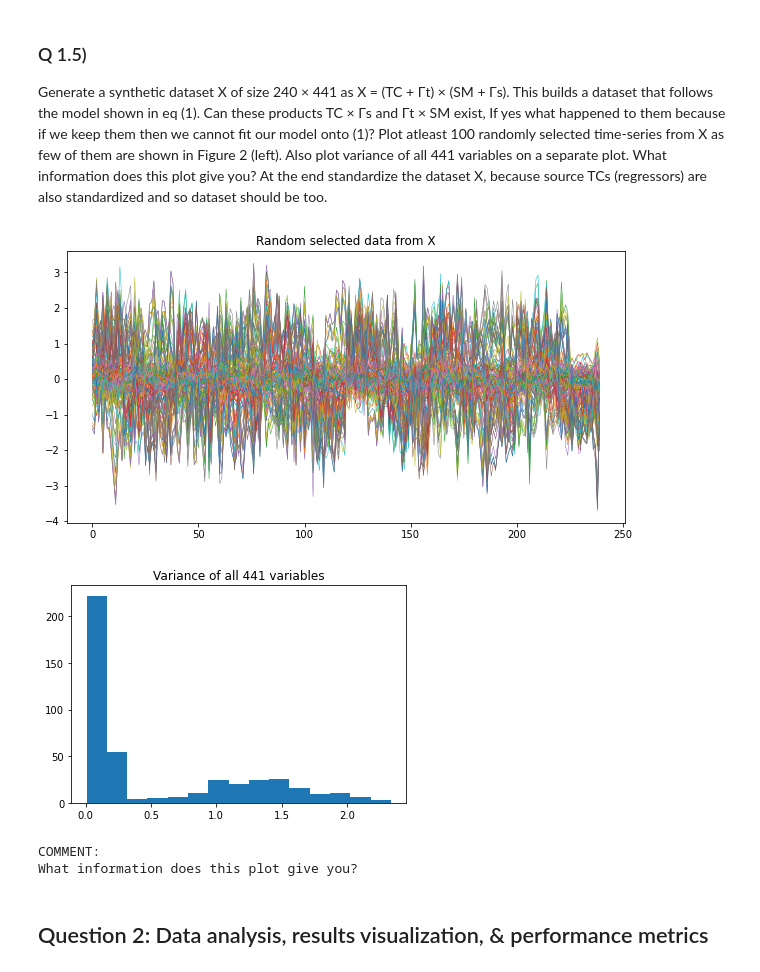
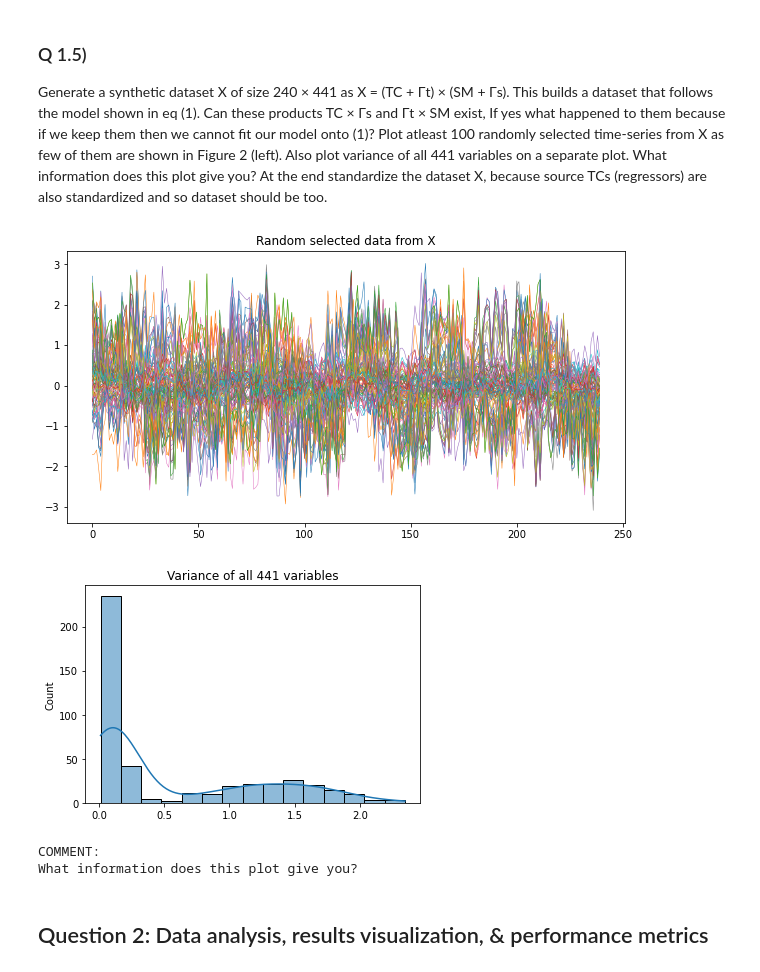
Before and after one commit to tzhern/MAST30034-Assignment-1, a Jupyter notebook: assignment1.ipynb, the cells around one changed output. Drawn from its saved outputs; the diff is of its cells as text; code cells hidden in the pictures.

```diff
--- a/assignment1.ipynb
+++ b/assignment1.ipynb
@@ -185,30 +196,34 @@ Generate a synthetic dataset X of size 240 × 441 as X = (TC + Γt) × (SM + Γs
 # %%
 X = (TC + gamma_t) @ (SM + gamma_s)
 
-# Randomly select at least 100 datapoints from X
-samples_index = np.random.randint(441, size = np.random.randint(low=100, high=len(X))) # size is randomly chosen between 100 and 240
+SIZE = 100
+# Select 100 datapoints from X
+np.random.seed(3)
+samples_index = np.random.randint(441, size = SIZE)
 X_sample = X[:, samples_index]
 
 plt.figure(figsize=(10, 5))
 plt.plot(X_sample, linewidth=0.5)
 plt.title('Random selected data from X')
+plt.savefig('plots/q1.5a.png')
 plt.show()
 
 # Plot variance of all 411 variables
 var = np.var(X, axis=0)
 bin_size = int(np.sqrt(len(X)))
-plt.hist(var, bins=bin_size)
+sns.histplot(var, bins=bin_size, kde=True)
 plt.title('Variance of all 441 variables')
+plt.savefig('plots/q1.5b.png')
 plt.show()
 
 # Standardize X
 X = scale(X)
 
 print('COMMENT:')
 print('What information does this plot give you?')
 # %% [output]
-[figure, old version]
+[figure, new version]
-[figure, old version]
+[figure, new version]
 COMMENT:
 What information does this plot give you?
 # %% [markdown]
```
Also changed, not shown: parts of 23 cells of this notebook.
